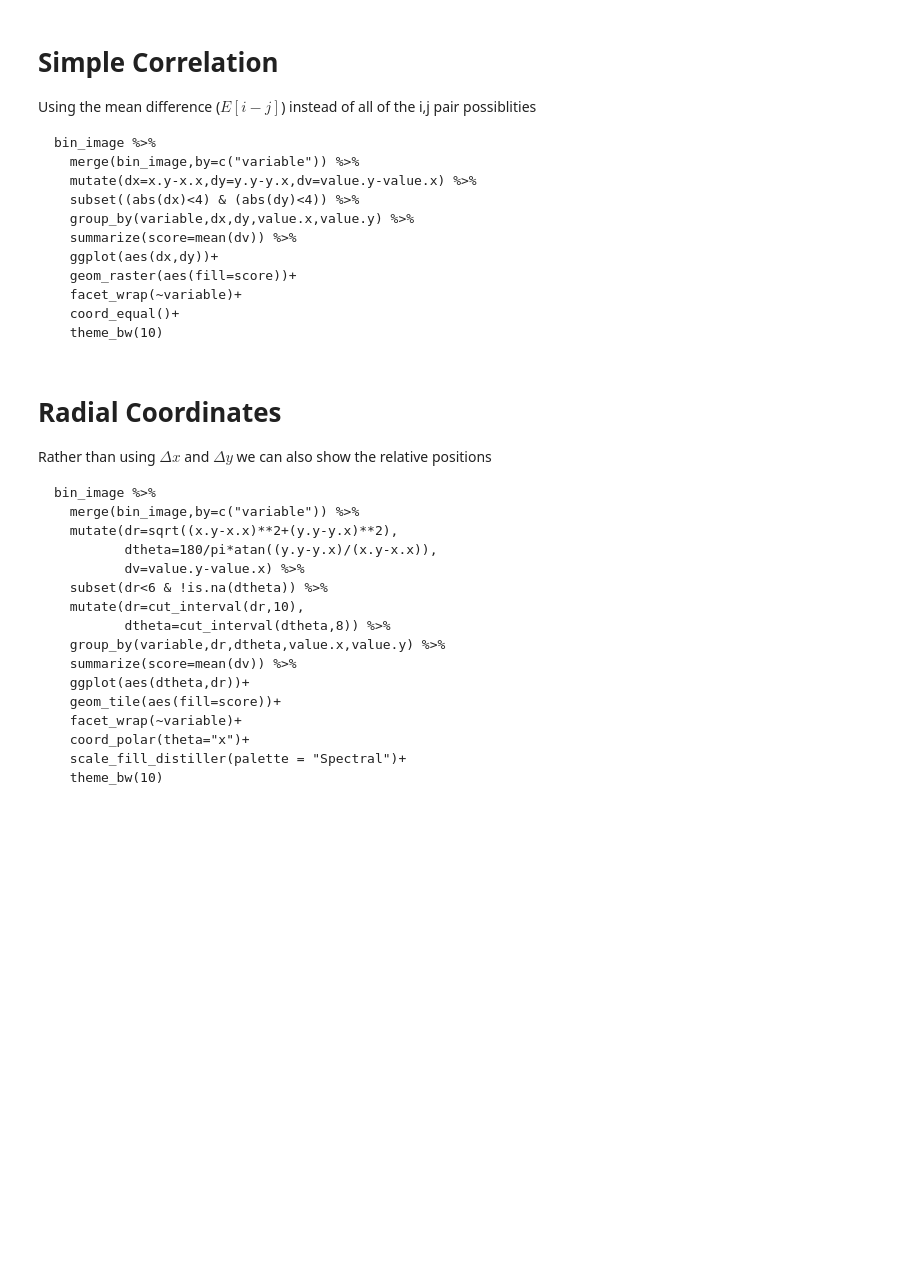
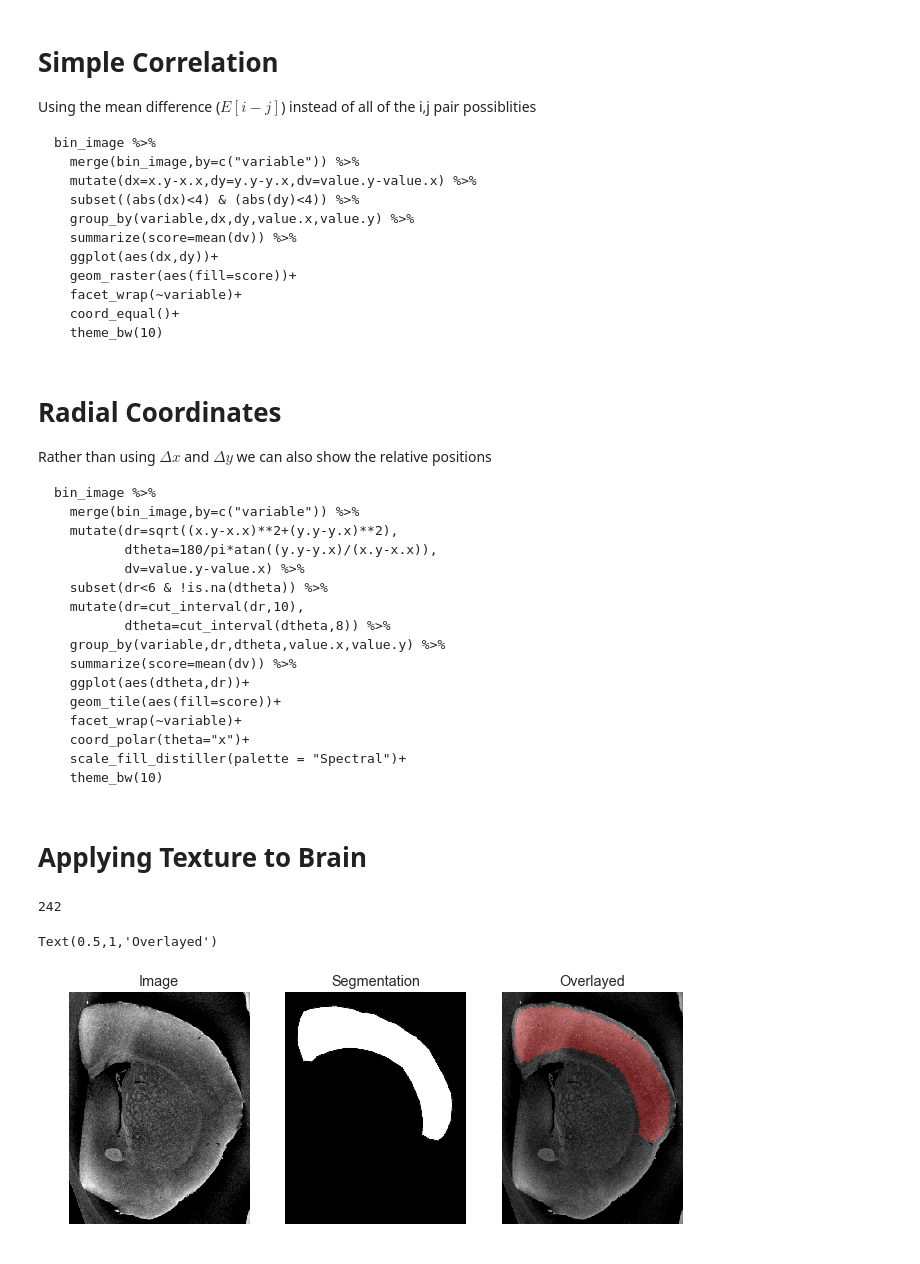
Before and after one commit to kmader/Quantitative-Big-Imaging-2018, a Jupyter notebook: Lectures/07-AdvancedShapeAndTexture.ipynb, the cells around one changed output. Saved outputs shown, nothing was run; the diff lists cells and outputs as text; code cells hidden in the pictures; blank space fills up the shorter version.

Commit message:
updating readme, adding video links, adding first texture slides

````diff
--- a/Lectures/07-AdvancedShapeAndTexture.ipynb
+++ b/Lectures/07-AdvancedShapeAndTexture.ipynb
@@ -783,8 +808,8 @@ bin_image %>%
   theme_bw(10)
 ```
 # %% [markdown]
-Radial Coordinates
-===
+# Radial Coordinates
+
 Rather than using $\Delta x$ and $\Delta y$ we can also show the relative positions
 
 ```{r}
@@ -805,3 +830,33 @@ bin_image %>%
   scale_fill_distiller(palette = "Spectral")+
   theme_bw(10)
 ```
+# %% [markdown]
+# Applying Texture to Brain
+# %%
+%matplotlib inline
+from skimage.io import imread
+import matplotlib.pyplot as plt
+import numpy as np
+from skimage.color import label2rgb
+cortex_img = np.clip(imread("ext-figures/example_poster.tif")
+                     [::2, ::2]/270, 0, 255).astype(np.uint8)
+
+cortex_mask = imread("ext-figures/example_poster_mask.tif")[::1, ::1, 0]/255.0
+
+# show the slice and threshold
+fig, (ax1, ax2, ax3) = plt.subplots(1, 3, figsize=(11, 5))
+ax1.imshow(cortex_img, cmap='gray')
+ax1.axis('off')
+ax1.set_title('Image')
+ax2.imshow(cortex_mask, cmap='gray')
+ax2.axis('off')
+ax2.set_title('Segmentation')
+# here we mark the threshold on the original image
+
+ax3.imshow(label2rgb(cortex_mask > 0, cortex_img, bg_label=0))
+ax3.axis('off')
+ax3.set_title('Overlayed');
+# %% [output]
+242
+Text(0.5,1,'Overlayed')
+[figure, added]
````
Also changed, not shown: parts of 14 cells of this notebook, 2 other files.
